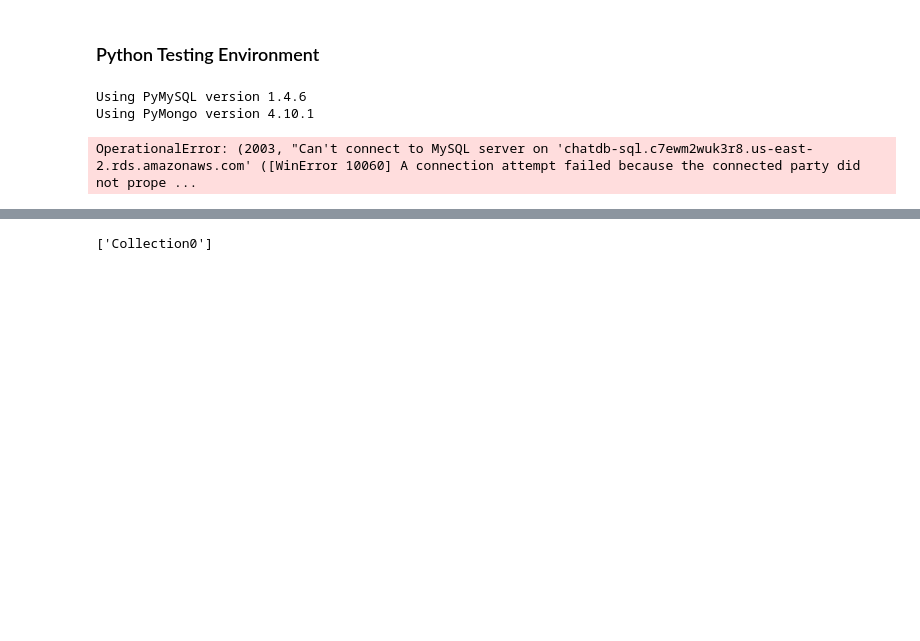
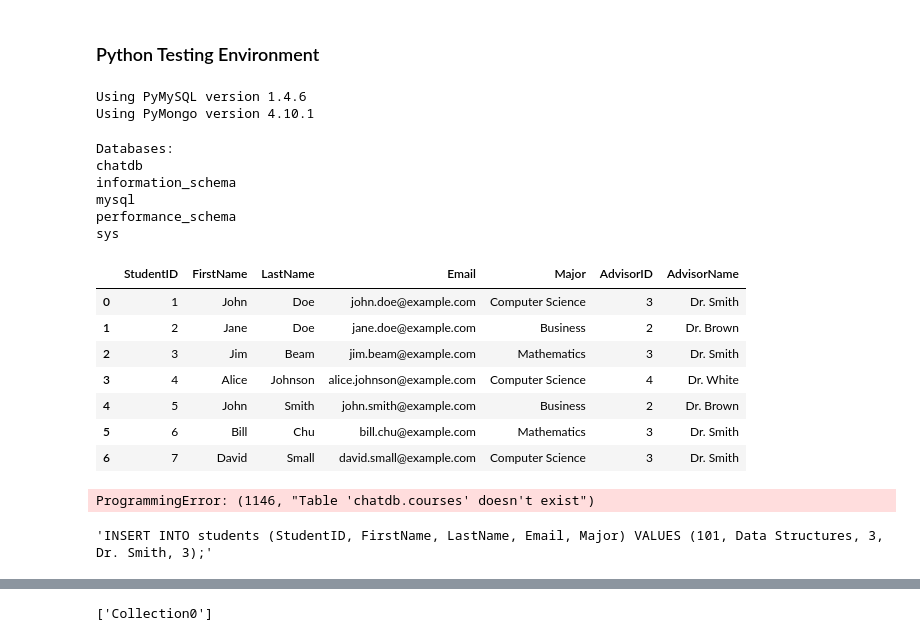
Before and after one commit to TheMyles/dsci551_ChatDB, a Jupyter notebook: scripts/ChatDB_testing.ipynb, the cells around one changed output, grey strips where cells are left out. Drawn from its saved outputs; the diff is of its cells as text; code cells hidden in the pictures; blank space fills up the shorter version.

Commit message:
Adding SQL data and testing for uploading sql data

```diff
--- a/scripts/ChatDB_testing.ipynb
+++ b/scripts/ChatDB_testing.ipynb
@@ -19,18 +19,66 @@ print("Using PyMongo version", pymongo.__version__)
 Using PyMySQL version 1.4.6
 Using PyMongo version 4.10.1
 # %%
-endpoint = "chatdb-sql.c7ewm2wuk3r8.us-east-2.rds.amazonaws.com"
-username = "admin"
-password = "DSCICh4tDBP455"
-database_name = "chatdb-sql"
+endpoint = "localhost"
+username = "root"
+password = "MySQLDBP455"
+database_name = "chatdb"
 port = 3306  # Default MySQL port
 
 connection = pymysql.connect(
     host=endpoint,
     user=username,
     password=password,
-    database=database_name,
-    connect_timeout=100
+    database=database_name
 )
+
+try:
+    with connection.cursor() as cursor:
+        # Show all databases
+        cursor.execute("SHOW DATABASES;")
+        databases = cursor.fetchall()
+        print("Databases:")
+        for db in databases:
+            print(db[0])
+finally:
+    connection.close()
 # %% [output]
-OperationalError: (2003, "Can't connect to MySQL server on 'chatdb-sql.c7ewm2wuk3r8.us-east-2.rds.amazonaws.com' ([WinError 10060] A connection attempt failed because the connected party did not prope ...
+Databases:
+chatdb
+information_schema
+mysql
+performance_schema
+sys
+# %%
+sql_data = '../data/sql_data/students.csv'
+table_name = sql_data.split('/')[-1][:-4]
+
+sql_df = pd.read_csv(sql_data)
+sql_df
+# %% [output]
+|  | StudentID | FirstName | LastName | Email | Major | AdvisorID | AdvisorName |
+| 0 | 1 | John | Doe | john.doe@example.com | Computer Science | 3 | Dr. Smith |
+| 1 | 2 | Jane | Doe | jane.doe@example.com | Business | 2 | Dr. Brown |
+| 2 | 3 | Jim | Beam | jim.beam@example.com | Mathematics | 3 | Dr. Smith |
+| 3 | 4 | Alice | Johnson | alice.johnson@example.com | Computer Science | 4 | Dr. White |
+| 4 | 5 | John | Smith | john.smith@example.com | Business | 2 | Dr. Brown |
+| 5 | 6 | Bill | Chu | bill.chu@example.com | Mathematics | 3 | Dr. Smith |
+| 6 | 7 | David | Small | david.small@example.com | Computer Science | 3 | Dr. Smith |
+# %%
+connection = pymysql.connect(
+    host=endpoint,
+    user=username,
+    password=password,
+    database=database_name
+)
+
+cursor = connection.cursor()
+cursor.execute("SELECT * FROM courses;")
+cursor.fetchall()
+# %% [output]
+ProgrammingError: (1146, "Table 'chatdb.courses' doesn't exist")
+# %%
+cmd = f"INSERT INTO {table_name} ({sql_df.columns[0]}, {sql_df.columns[1]}, {sql_df.columns[2]}, {sql_df.columns[3]}, {sql_df.columns[4]}) VALUES ({row['CourseID']}, {row['CourseName']}, {row['InstructorID']}, {row['InstructorName']}, {row['CreditHours']});"
+cmd
+# %% [output]
+'INSERT INTO students (StudentID, FirstName, LastName, Email, Major) VALUES (101, Data Structures, 3, Dr. Smith, 3);'
```
Also changed, not shown: parts of 8 cells of this notebook, 4 other files.
